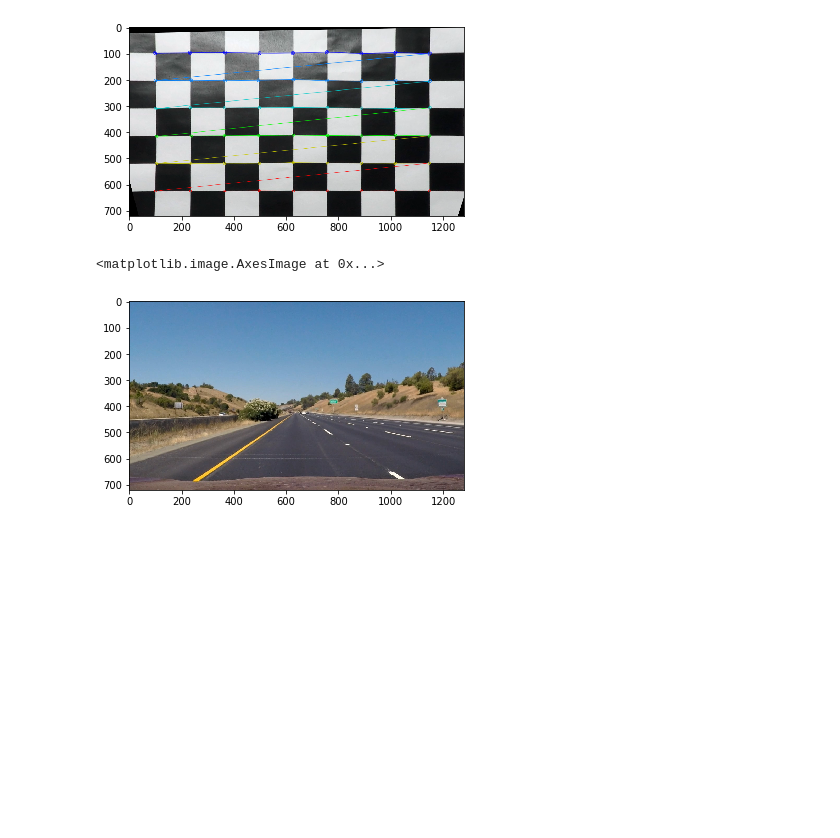
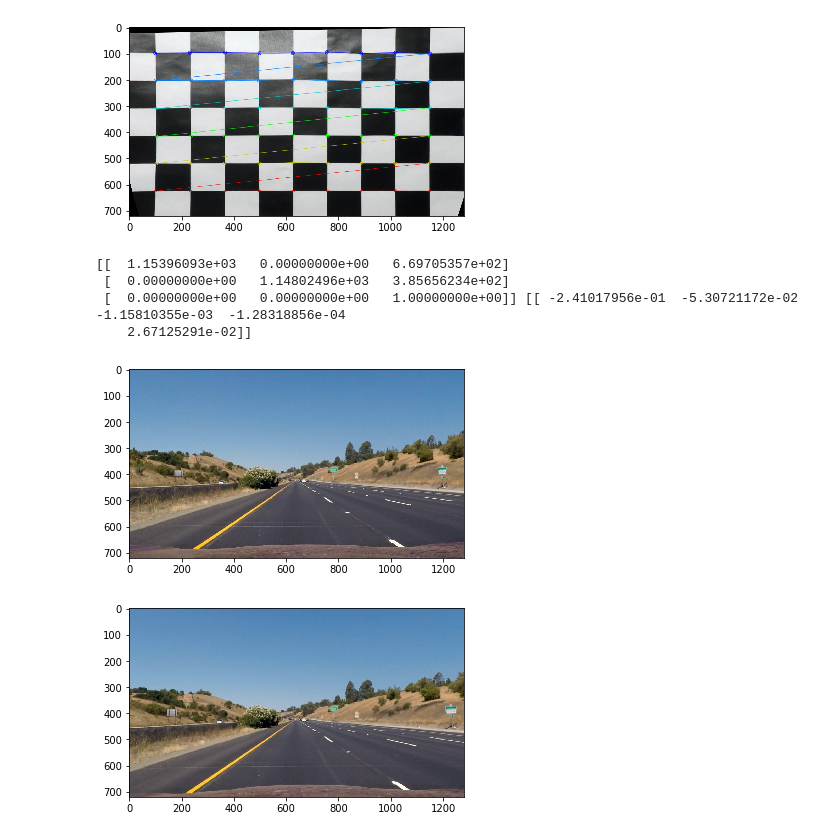
Before and after one commit to frankcarey/CarND-Advanced-Lane-Lines, a Jupyter notebook: assignment.ipynb, the cells around one changed output. Saved outputs shown, nothing was run; the diff lists cells and outputs as text; code cells hidden in the pictures; blank space fills up the shorter version.

```diff
--- a/assignment.ipynb
+++ b/assignment.ipynb
@@ -118,11 +118,21 @@ plt.imshow(warped_img)
 <matplotlib.image.AxesImage at 0x...>
 [figure]
 # %%
+
+print(mtx, dist)
 img = cv2.cvtColor(cv2.imread('./test_images/straight_lines1.jpg'), cv2.COLOR_BGR2RGB)
+img2 = cv2.undistort(img, mtx, dist)
 plt.imshow(img)
+plt.show()
+plt.imshow(img2)
+plt.show()
 # %% [output]
-<matplotlib.image.AxesImage at 0x...>
+[[  1.15396093e+03   0.00000000e+00   6.69705357e+02]
+ [  0.00000000e+00   1.14802496e+03   3.85656234e+02]
+ [  0.00000000e+00   0.00000000e+00   1.00000000e+00]] [[ -2.41017956e-01  -5.30721172e-02  -1.15810355e-03  -1.28318856e-04
+    2.67125291e-02]]
 [figure]
+[figure, added]
 # %%
 # Define a function that thresholds the S-channel of HLS
 # Use exclusive lower bound (>) and inclusive upper (<=)
```
Also changed, not shown: parts of 2 cells of this notebook.
